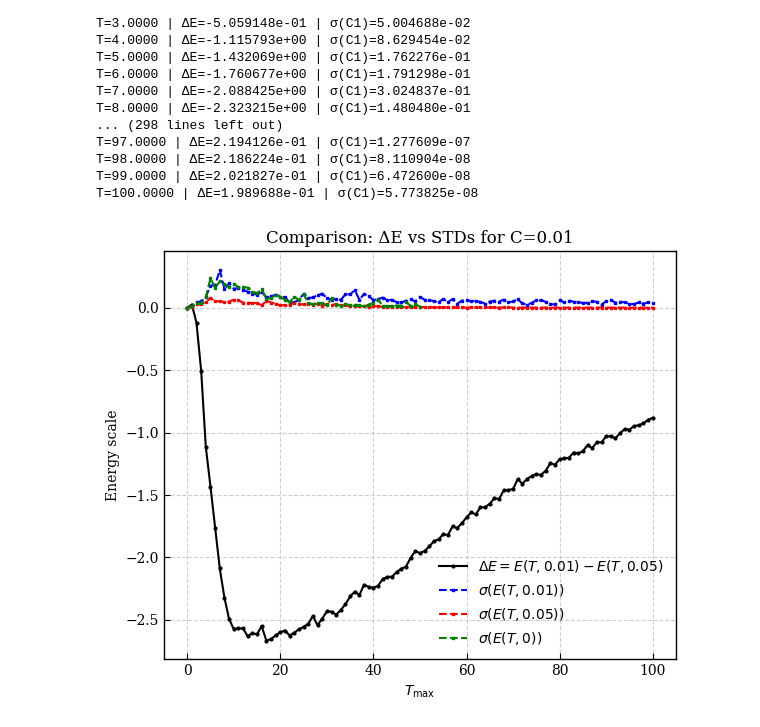
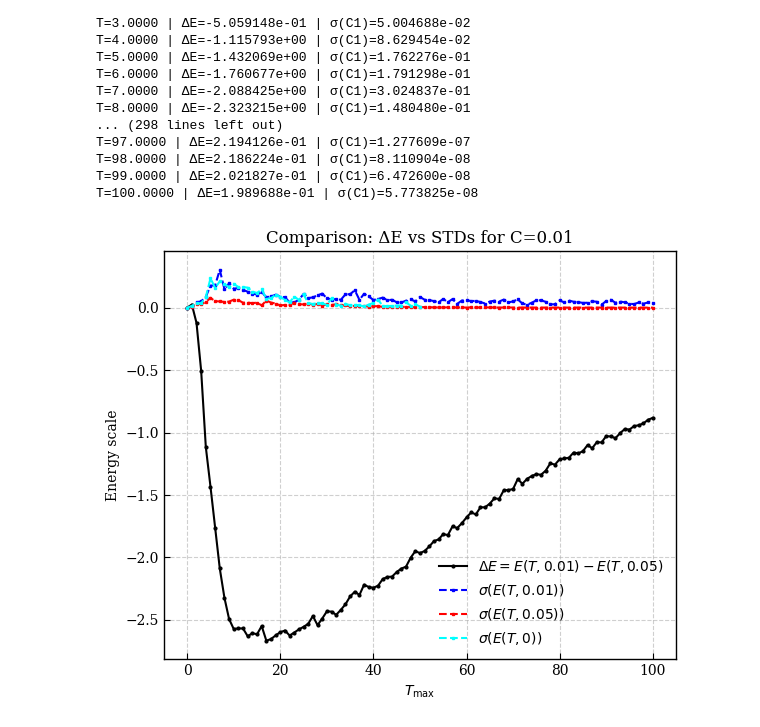
Before and after one commit to arijit-ship/indirect-zne-time-rel-noise, a Jupyter notebook: experimets/5q-c0-delt0.01-uniform-t-sampling/5q-c0.01-delt0.01-uniform-t-sampling.hillsmodel_n=2.ipynb, the cells around one changed output. Cells and saved outputs as stored; diff of their text form; code cells hidden in the pictures.

```diff
--- a/experimets/5q-c0-delt0.01-uniform-t-sampling/5q-c0.01-delt0.01-uniform-t-sampling.hillsmodel_n=2.ipynb
+++ b/experimets/5q-c0-delt0.01-uniform-t-sampling/5q-c0.01-delt0.01-uniform-t-sampling.hillsmodel_n=2.ipynb
@@ -2730,9 +2728,6 @@ T=98.0000 | ΔE=2.186224e-01 | σ(C1)=8.110904e-08
 T=99.0000 | ΔE=2.021827e-01 | σ(C1)=6.472600e-08
 T=100.0000 | ΔE=1.989688e-01 | σ(C1)=5.773825e-08
 # %%
-import numpy as np
-import matplotlib.pyplot as plt
-
 # --- Extract data ---
 T = np.array(data_records["c0.01"]["processed"]["t_max"])
 
@@ -2768,32 +2763,32 @@ plt.plot(
     std_c001,
     's--',
     color='blue',
     markersize=2,
     label=r'$\sigma(E(T,0.01))$'
 )
 plt.plot(
     T_plot,
     std_c005,
     's--',
     color='red',
     markersize=2,
     label=r'$\sigma(E(T,0.05))$'
 )
 plt.plot(
     T_0,
     std_c0,
     's--',
-    color='green',
+    color='cyan',
     markersize=2,
     label=r'$\sigma(E(T,0))$'
 )
 
 plt.xlabel(r"$T_{\max}$")
 plt.ylabel("Energy scale")
 plt.title("Comparison: ΔE vs STDs for C=0.01")
 plt.grid(True, linestyle='--', alpha=0.6)
 plt.legend()
 plt.tight_layout()
 plt.show()
 # %% [output]
-[figure, old version]
+[figure, new version]
```
Also changed, not shown: parts of 15 cells of this notebook.
